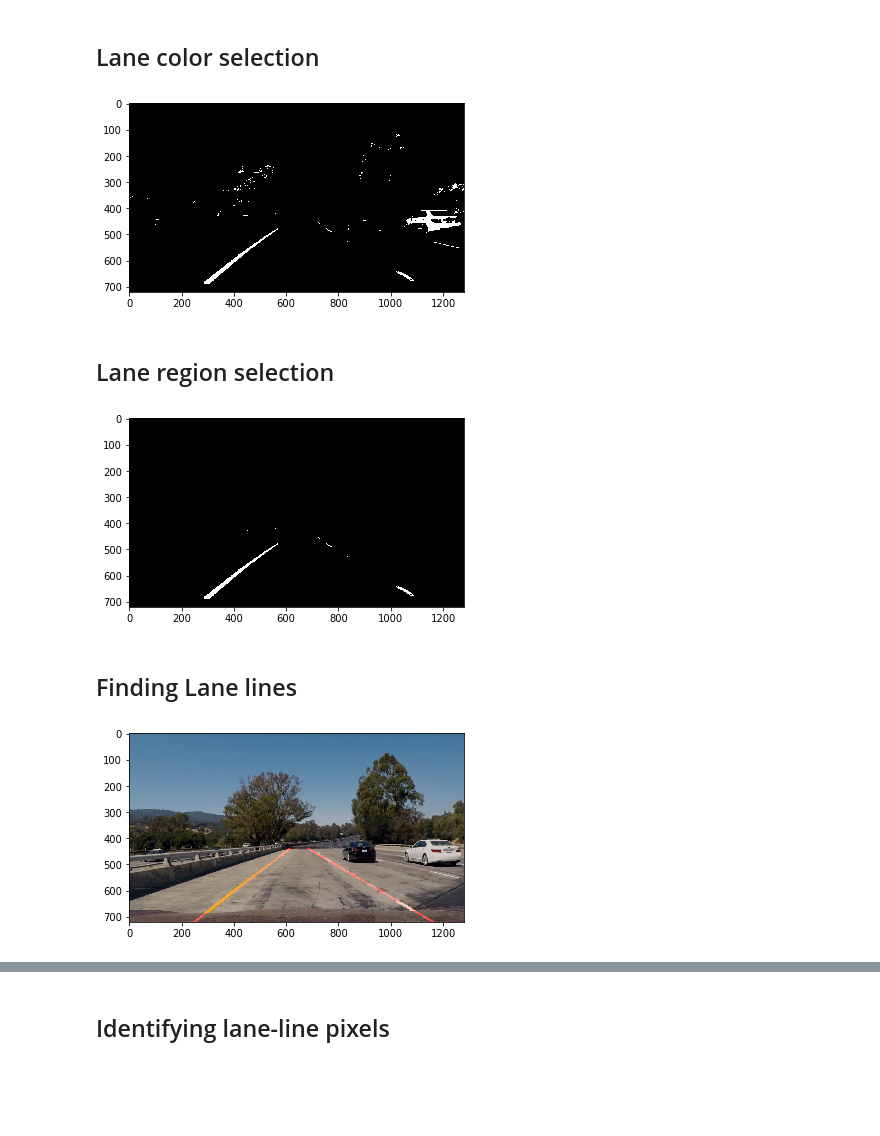
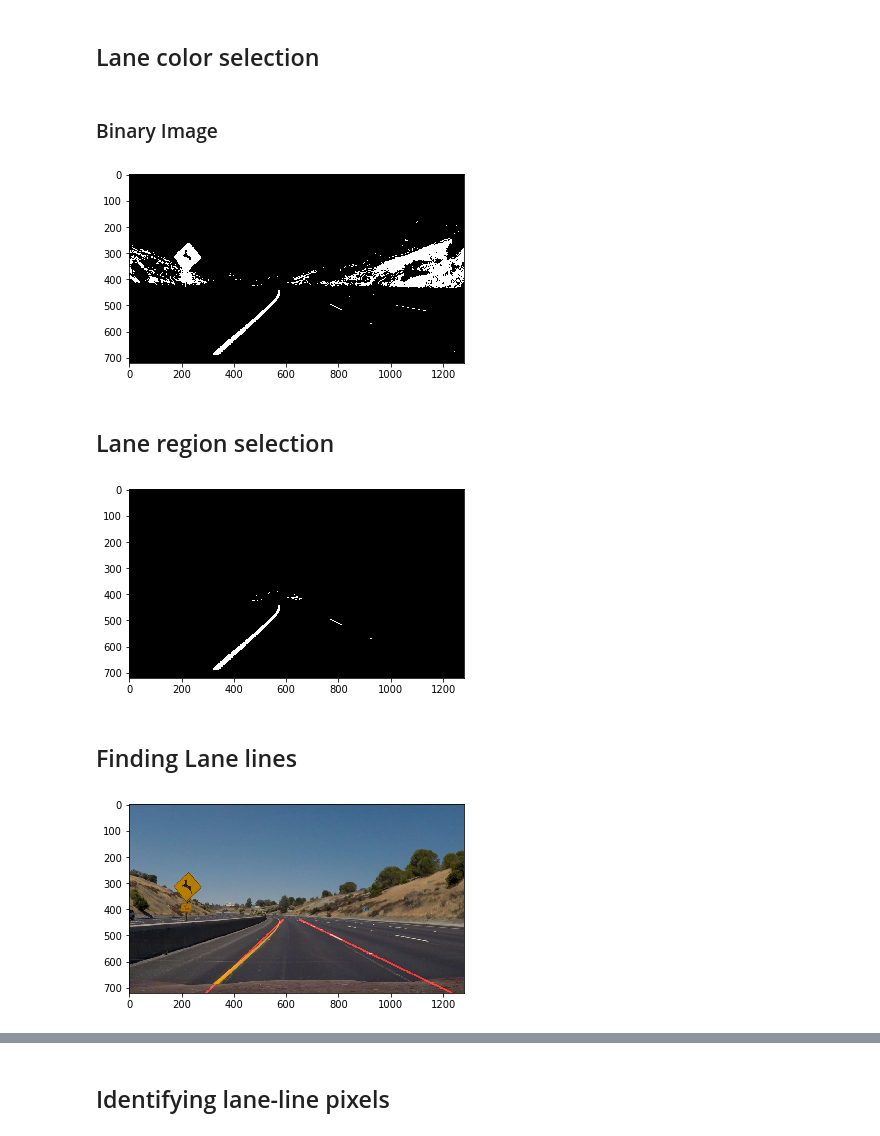
Before and after one commit to Ozi97/CarND-Advanced-Lane-Lines, a Jupyter notebook: ALane.ipynb, the cells around one changed output, grey strips where cells are left out. Cells and saved outputs as stored; diff of their text form; code cells hidden in the pictures; blank space fills up the shorter version.

```diff
--- a/ALane.ipynb
+++ b/ALane.ipynb
@@ -76,10 +76,12 @@ def undistort(image):
 # %% [markdown]
 ## Example of Distortion corrected image
 # %%
-image = mpimg.imread('test_images/test1.jpg')
+image = mpimg.imread('test_images/test2.jpg')
 calibration_image = plt.imread("camera_cal/calibration4.jpg")
-calibration_undimage = undistort(calibration_image)
-undist_img = undistort(image)
+calibration_undimage = undistort(calibration_image, cam_mtx, cam_dist)
+undist_img = undistort(image, cam_mtx, cam_dist)
+
+
 plt.figure(figsize=(8,5))
 
 
@@ -214,33 +217,46 @@ def select_color(image):
 
 
     return mask
+# %% [markdown]
+### Binary Image
 # %%
+
+
 def binary_img(image):
 
     color_sel = select_color(image)
 
     sobel = abs_sobel_thresh(image)
 
     s_channel = hls_binary(image,2)
 
-    l_channel = hls_binary(image,1 ,thresh_min=190)
+    l_channel = hls_binary(image,1 ,thresh_min=150)
+
+    LUV = cv2.cvtColor(image, cv2.COLOR_RGB2LUV)
+
+    # Extract the desired channel
+    channel = LUV[:,:,1]
+
+    # Apply the threshold
+    channel_binary = np.zeros_like(channel)
+    channel_binary[(channel >= 120) & (channel <= 130)] = 1
 
     thresh=(130, 255)
     gray = np.zeros_like(cv2.cvtColor(image, cv2.COLOR_RGB2GRAY))
     gray[(gray > thresh[0]) & (gray < thresh[1])] = 1
 
     combined_binary = np.zeros_like(s_channel)
 
     combined_binary[color_sel ==255 | ((s_channel == 1) & (l_channel == 1))
-                   | ((sobel == 1) & (gray == 1)) | (l_channel == 1)] = 1
+                   | ((sobel == 1) & (gray == 1))|(channel_binary == 1)] = 1
 
     return combined_binary
 
 img = binary_img(image)
 plt.imshow(img,cmap='gray')
 plt.show()
 # %% [output]
-[figure, old version]
+[figure, new version]
 # %% [markdown]
 ## Lane region selection
 # %%
@@ -274,7 +290,7 @@ img_filtered = binary_img(ROI(image))
 plt.imshow(img_filtered,cmap='gray')
 plt.show()
 # %% [output]
-[figure, old version]
+[figure, new version]
 # %%
 # Hough transform parameters
 rho = 1 # distance resolution in pixels of the Hough grid
@@ -385,7 +401,7 @@ plt.imshow(result)
 plt.show()
 #print(lines)
 # %% [output]
-[figure, old version]
+[figure, new version]
 # %%
 def transformation_matrix(image, compute_pts = False ):
     if (compute_pts == True):
```
Also changed, not shown: parts of 12 cells of this notebook, 1 other file.
